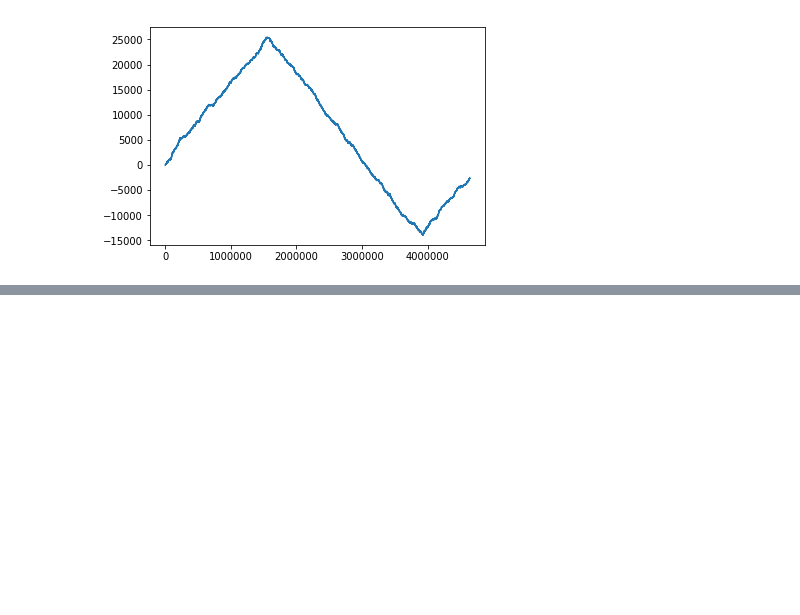
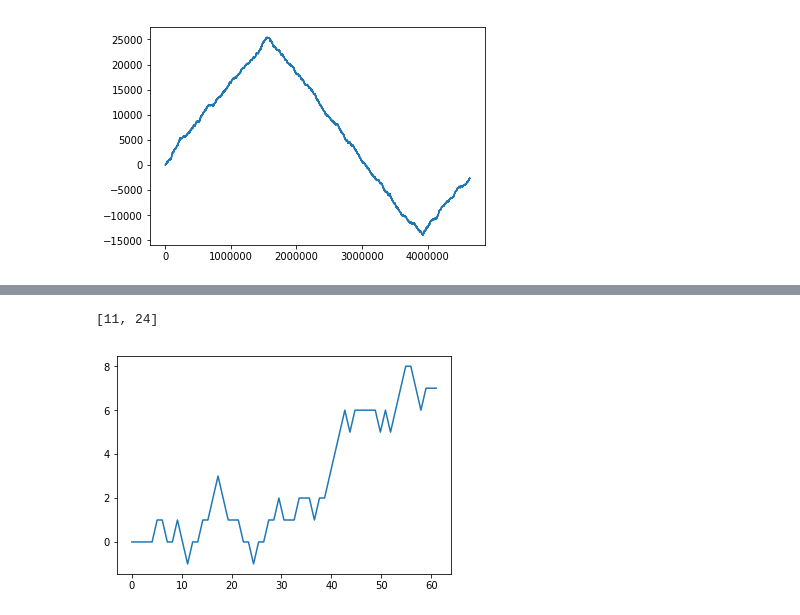
Before and after one commit to zerostwo/python, a Jupyter notebook: Bioinfo/Where_in_the_Genome_Does_Replication_Begin?(Part2).ipynb, the cells around one changed output, grey strips where cells are left out. Saved outputs shown, nothing was run; the diff lists cells and outputs as text; code cells hidden in the pictures; blank space fills up the shorter version.

```diff
--- a/Bioinfo/Where_in_the_Genome_Does_Replication_Begin?(Part2).ipynb
+++ b/Bioinfo/Where_in_the_Genome_Does_Replication_Begin?(Part2).ipynb
@@ -74,17 +74,3 @@ plt.plot(position, Count)
 # %% [output]
 [<matplotlib.lines.Line2D at 0x...>]
 [figure]
-# %%
-# Input:  A String Genome
-# Output: The skew array of Genome as a list.
-def SkewArray(Genome):
-    skew = {}
-    skew[0] = 0
-    for i in range(1,len(Genome)):
-        if Genome[i-1] == "C":
-            skew[i] = skew[i-1] - 1
-        if Genome[i-1] == "G":
-            skew[i] = skew[i-1] + 1
-        if Genome[i-1] == "A" or Genome[i-1] == "T":
-            skew[i] = skew[i-1]
-    return skew.values
@@ -91,11 +124,8 @@ def SkewArray(Genome):
 # %%
 G_C_E = SkewArray(E_coli)
 # %%
-G_C = []
-for i in G_C_E:
-    G_C.append(G_C_E[i])
 position = np.linspace(0, len(G_C_E), len(G_C_E))
-plt.plot(position, G_C)
+plt.plot(position, G_C_E)
 # %% [output]
 [<matplotlib.lines.Line2D at 0x...>]
 [figure]
@@ -111,0 +145,13 @@ print(SkewArray("AGCGTGCCGAAATATGCCGCCAGACCTGCTGCGGTGGCCTCGCCGACTTCACGGATGCCAAGT
+# %%
+# Input:  A DNA string Genome
+# Output: A list containing all integers i minimizing Skew(Prefix_i(Text)) over all values of i (from 0 to |Genome|)
+def MinimumSkew(Genome):
+    skew = SkewArray(Genome)
+    values = min(skew)
+    return [i for i in range(len(Genome)) if values == skew[i]]
+# %%
+print(MinimumSkew("TAAAGACTGCCGAGAGGCCAACACGAGTGCTAGAACGAGGGGCGTAAACGCGGGTCCGAT"))
+SkewArray_Map("TAAAGACTGCCGAGAGGCCAACACGAGTGCTAGAACGAGGGGCGTAAACGCGGGTCCGAT")
+# %% [output]
+[11, 24]
+[figure, added]
```
Also changed, not shown: parts of 10 cells of this notebook, 1 other file.
